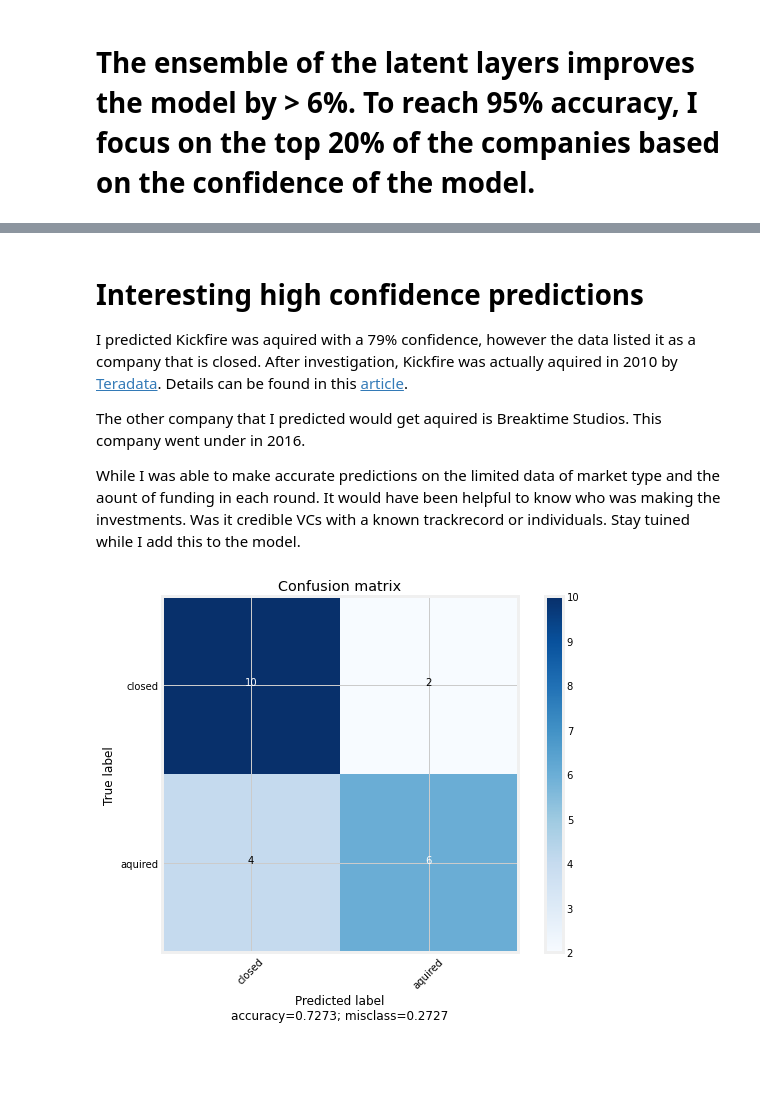
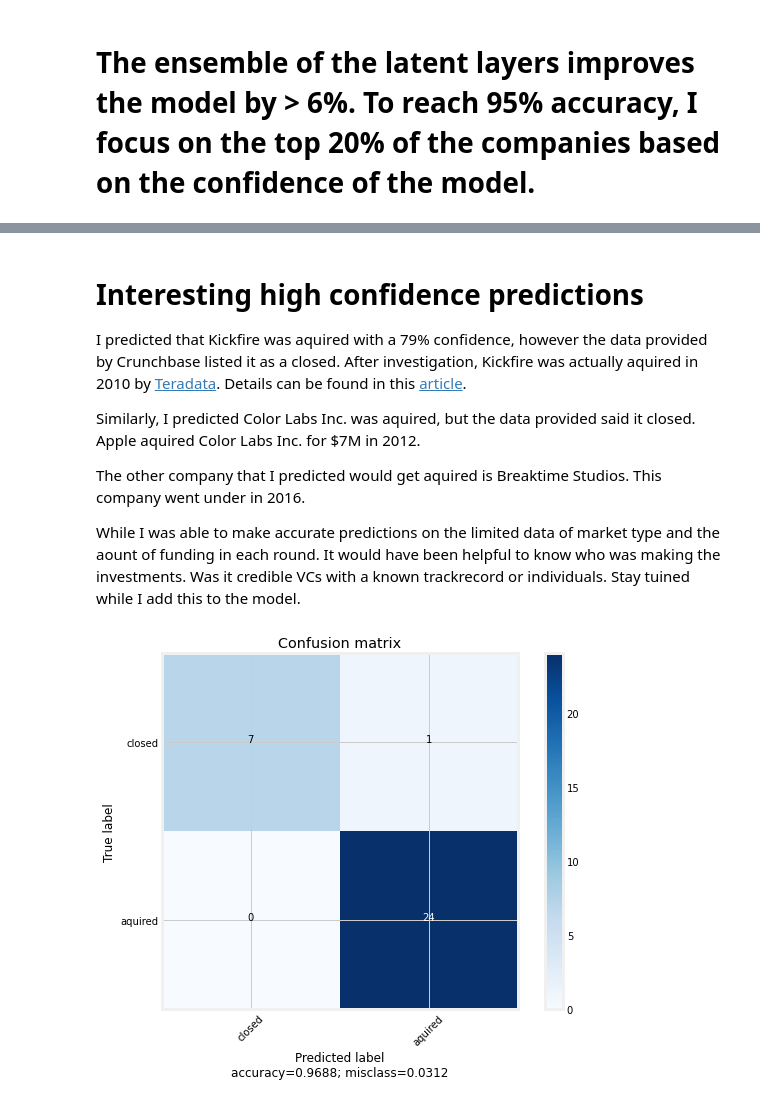
Before and after one commit to patrick-hanley/thought_experiments_original, a Jupyter notebook: _notebooks/2021-02-05-fastai_crunchbase.ipynb, the cells around one changed output, grey strips where cells are left out. Cells and saved outputs as stored; diff of their text form; code cells hidden in the pictures; blank space fills up the shorter version.

```diff
--- a/_notebooks/2021-02-05-fastai_crunchbase.ipynb
+++ b/_notebooks/2021-02-05-fastai_crunchbase.ipynb
@@ -359,19 +324,22 @@ dep_var = 'status'
 # X=df_nn_final.copy()
 # X.drop(['status'],axis=1,inplace=True)
 
-
+random.seed(1234)
 seed = 7
 test_size = 0.2
-X_train, X_test, y_train, y_test = train_test_split(X, y, test_size=test_size, random_state=seed)
+X_train, X_test, y_train, y_test = train_test_split(X, y, test_size=test_size, random_state=random.seed(1234))
 splits = (list(X_train.index),list(X_test.index))
 
 
 cont_nn, cat_nn = cont_cat_split(df_nn_final, max_card=10, dep_var=dep_var)
 # %%
 # array of ML models (only using one for demonstration)
+random.seed(1234)
 models = [
-      ('RandomForest', RandomForestClassifier(max_depth=200, random_state=0,
-                                     oob_score=True, min_samples_split=30)),
+      ('RandomForest', RandomForestClassifier(max_depth=200,
+                                              random_state=random.seed(1234),
+                                              oob_score=True,
+                                              min_samples_split=30)),
     ]
 
 procs_nn = [Categorify, FillMissing, Normalize]
@@ -524,7 +491,7 @@ weighted avg       0.78      0.78      0.78       140
 # %%
-
-clf = RandomForestClassifier(max_depth=3, random_state=0, oob_score=False, min_samples_split=100, n_estimators=5)
-#clf = RandomForestClassifier(max_depth=200, random_state=0, oob_score=True, min_samples_split=30)
+#hide
+#clf = RandomForestClassifier(max_depth=3, random_state=random.seed(1234), oob_score=False, min_samples_split=100, n_estimators=5)
+clf = RandomForestClassifier(max_depth=200, random_state=random.seed(1234), oob_score=True, min_samples_split=30)
 clf.fit(X_train_combined, y_train_combined)
 print (clf.score(X_test_combined, y_test_combined))
 # %% [output]
@@ -532,5 +499,5 @@ print (clf.score(X_test_combined, y_test_combined))
 # %%
-#hide
+#collapse-show
 predicted_val=clf.predict_proba(X_test_combined)
 predicted=clf.predict(X_test_combined)
 
@@ -539,24 +506,21 @@ pred_df=pd.DataFrame(predicted_val, columns=['z','o'])
 
 pred_df['target']=y_test_combined.values
 pred_df['names']=y_test_combined.index
-pred_df['pred']=predicted
+pred_df['predict_acquisition']=predicted
 
 
 pred_df['diff'] = pred_df.apply(lambda x: x['o'] - x['z'], axis=1)
-
-#pred_df=pred_df[np.abs(pred_df['diff'])>1.4]
-#pred_df=pred_df[(pred_df['diff']>1.7) | (pred_df['diff']<-1.58)] #93 with 4 models
-confident_pred_df=pred_df[(pred_df['diff']>1.21) | (pred_df['diff']<-1.22)] #92 with 1 model
-confident_pred_df=pred_df[(pred_df['diff']>.60) | (pred_df['diff']<-.60)] #92 with 1 model
-#confident_pred_df=pred_df
-
-
-#confident_pred_df.sort_values(by='diff')
+confident_pred_df=pred_df[(pred_df['diff']>.60) | (pred_df['diff']<-.60)]
 
 confident_pred_df.set_index('names',inplace=True)
 
-df_out = pd.merge(company_names, confident_pred_df, how = 'right',left_index = True, right_index = True)
-df_out.sort_values(by='diff')
+final_acquisition_predictions = pd.merge(company_names, confident_pred_df,
+                                         how = 'right',left_index = True,
+                                         right_index = True)
 
-#confident_pred_df
+final_acquisition_predictions.drop(['o','z'], inplace=True, axis=1,
+                                  )
+
+final_acquisition_predictions.index.name = 'idx_name'
+final_acquisition_predictions.sort_values(by='diff')
 # %% [output]
@@ -581,6 +545,8 @@ df_out.sort_values(by='diff')
 # %% [markdown]
 # Interesting high confidence predictions
-I predicted Kickfire was aquired with a 79% confidence, however the data listed it as a company that is closed.  After investigation, Kickfire was actually aquired in 2010 by [Teradata](https://www.teradata.com/).  Details can be found in this [article](https://https://www.infoworld.com/article/2625533/teradata-buys-analytics-vendor-kickfire.html).
+I predicted that Kickfire was aquired with a 79% confidence, however the data provided by Crunchbase listed it as a closed.  After investigation, Kickfire was actually aquired in 2010 by [Teradata](https://www.teradata.com/).  Details can be found in this [article](https://https://www.infoworld.com/article/2625533/teradata-buys-analytics-vendor-kickfire.html).
+
+Similarly, I predicted Color Labs Inc. was aquired, but the data provided said it closed.  Apple aquired Color Labs Inc. for $7M in 2012.
 
 
 The other company that I predicted would get aquired is Breaktime Studios.  This company went under in 2016.
@@ -588,7 +554,7 @@ The other company that I predicted would get aquired is Breaktime Studios.  This
 While I was able to make accurate predictions on the limited data of market type and the aount of funding in each round.  It would have been helpful to know who was making the investments.  Was it credible VCs with a known trackrecord or individuals.  Stay tuined while I add this to the model.
 # %%
 #collapse-show
-cm=confusion_matrix(df_out.target, df_out.pred,  labels=None, sample_weight=None, normalize=None)
+cm=confusion_matrix(final_acquisition_predictions.target, final_acquisition_predictions.predict_acquisition,  labels=None, sample_weight=None, normalize=None)
 plot_confusion_matrix(cm, ['closed','aquired'], normalize=None)
 # %% [output]
-[figure, old version]
+[figure, new version]
```
Also changed, not shown: parts of 7 cells of this notebook.
